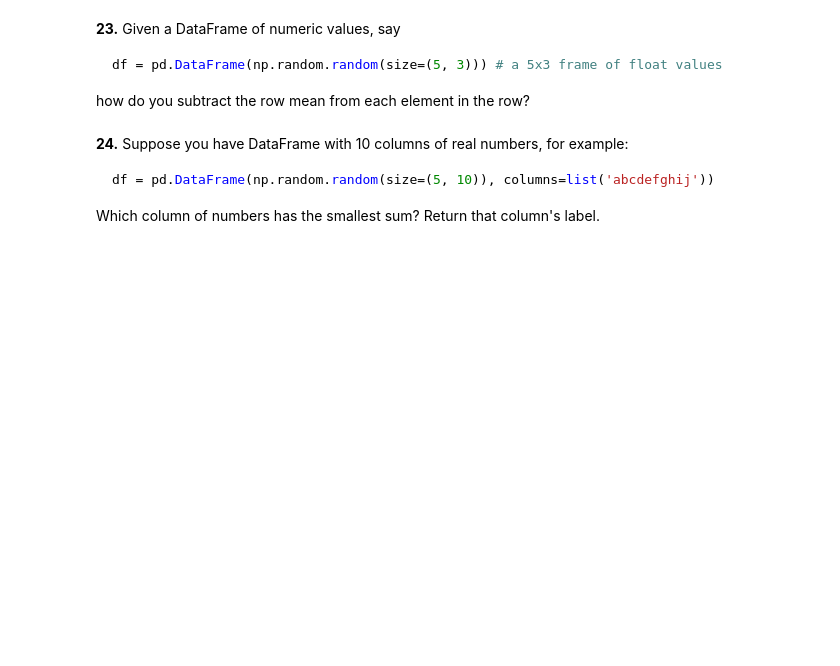
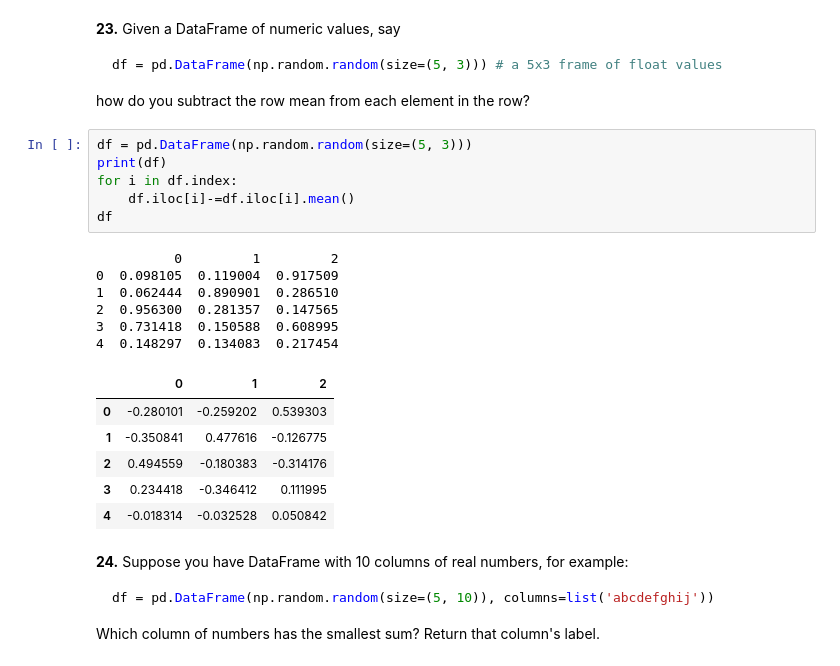
Before and after one commit to markmbarak8/100-pandas-puzzles-solved-, a Jupyter notebook: 100-pandas-puzzles.ipynb, the cells around one changed output. Cells and saved outputs as stored; diff of their text form; blank space fills up the shorter version.

````diff
--- a/100-pandas-puzzles.ipynb
+++ b/100-pandas-puzzles.ipynb
@@ -276,6 +364,25 @@ df = pd.DataFrame(np.random.random(size=(5, 3))) # a 5x3 frame of float values
 ```
 
 how do you subtract the row mean from each element in the row?
+# %%
+df = pd.DataFrame(np.random.random(size=(5, 3)))
+print(df)
+for i in df.index:
+    df.iloc[i]-=df.iloc[i].mean()
+df
+# %% [output]
+          0         1         2
+0  0.098105  0.119004  0.917509
+1  0.062444  0.890901  0.286510
+2  0.956300  0.281357  0.147565
+3  0.731418  0.150588  0.608995
+4  0.148297  0.134083  0.217454
+|  | 0 | 1 | 2 |
+| 0 | -0.280101 | -0.259202 | 0.539303 |
+| 1 | -0.350841 | 0.477616 | -0.126775 |
+| 2 | 0.494559 | -0.180383 | -0.314176 |
+| 3 | 0.234418 | -0.346412 | 0.111995 |
+| 4 | -0.018314 | -0.032528 | 0.050842 |
 # %% [markdown]
 **24.** Suppose you have DataFrame with 10 columns of real numbers, for example:
 
````
Also changed, not shown: parts of 11 cells of this notebook.
